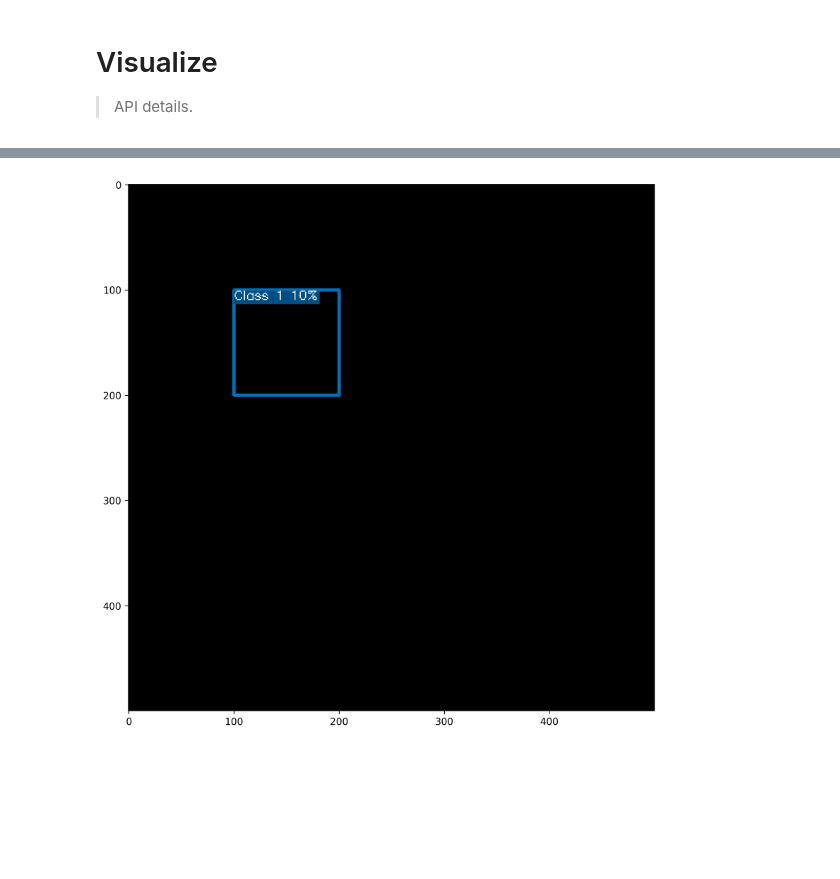
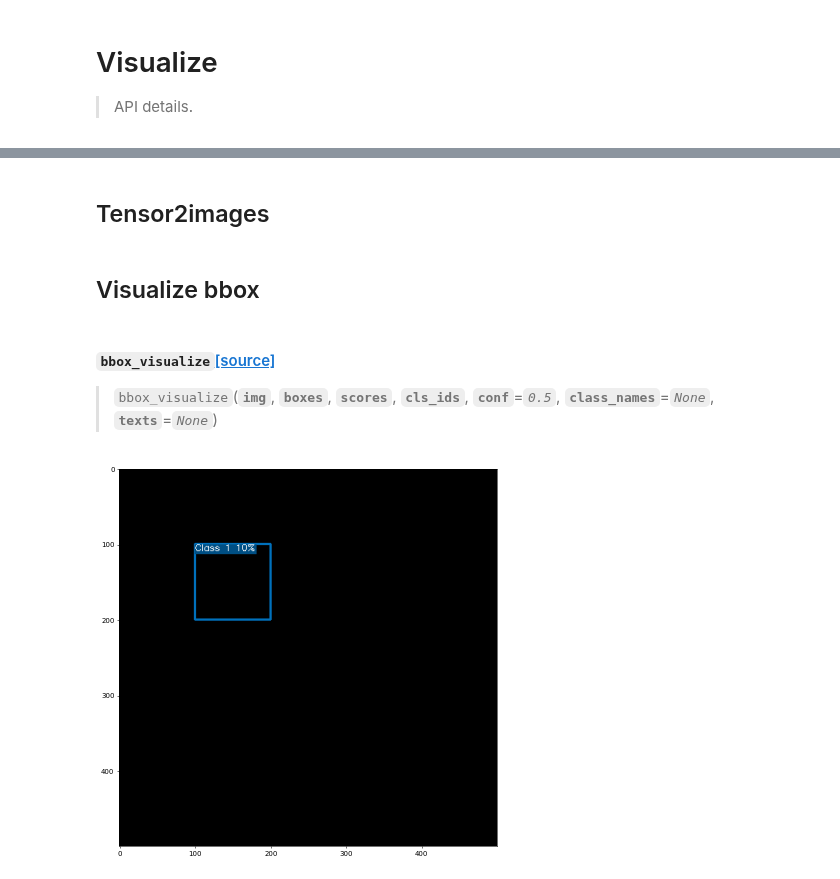
Before and after one commit to anhvth/avcv, a Jupyter notebook: nbs/00_visualize.ipynb, the cells around one changed output, grey strips where cells are left out. Drawn from its saved outputs; the diff is of its cells as text; code cells hidden in the pictures; blank space fills up the shorter version.

```diff
--- a/nbs/00_visualize.ipynb
+++ b/nbs/00_visualize.ipynb
@@ -12,7 +12,7 @@ from nbdev.showdoc import *
 import matplotlib.pyplot as plt
 import numpy as np
 import cv2
-
+from  loguru import logger
 def plot_images(images,
                 labels=None,
                 cls_true=None,
@@ -32,7 +32,7 @@ def plot_images(images,
         m = len(images) // n
         m = max(1, m)
         mxn = (m, n)
-        print(mxn)
+        logger.info(f"Grid size: {mxn}")
 
     fig, axes = plt.subplots(*mxn)
     fig.subplots_adjust(hspace=space[0], wspace=space[1])
@@ -58,15 +58,14 @@ def plot_images(images,
         plt.show()
     else:
         plt.savefig(out_file)
-        print('Save fig:', out_file)
+        logger.info('Save fig:', out_file)
         plt.close()
 
-def show(inp, size=10, dpi=300, cmap='gray', out_file=None):
+def imshow(inp,  dpi=100, size=10, cmap='gray', out_file=None):
     """
         Input: either a path or image
     """
     # inp = mmcv.imread(inp)
-    import matplotlib.pyplot as plt
     if len(inp.shape) == 4:
         inp = inp[0]
     inp = np.squeeze(inp)
@@ -82,3 +81,4 @@ def show(inp, size=10, dpi=300, cmap='gray', out_file=None):
     else:
         plt.savefig(out_file)
     plt.close()
+show = imshow
@@ -85,3 +97,5 @@ def show(inp, size=10, dpi=300, cmap='gray', out_file=None):
+# %% [markdown]
+## Tensor2images
 # %%
 #export
 import torch
@@ -98,6 +117,8 @@ def tensor2imgs(tensor, mode='bhwc', mean=(123.675, 116.28, 103.53), std= (58.39
         tensor = tensor[None]
         return tensor2imgs(tensor, mode='bchw', std=std, mean=mean)[0]
     return mmcv.tensor2imgs(tensor, mean=mean, std=std, **kwargs)
+# %% [markdown]
+## Visualize bbox
 # %%
 #export
 _COLORS = np.array(
@@ -221,15 +242,19 @@ def bbox_visualize(img, boxes, scores, cls_ids, conf=0.5, class_names=None, text
 
     return img
 # %%
+show_doc(bbox_visualize)
+# demo
 img = np.zeros([500, 500,3], 'uint8')
 bboxes = [[100,100, 200, 200]]
 scores = [1]
 cls_ids = [0]
 # class_names = ['test']
 texts = ['Class 1 10%']
 
 vis = bbox_visualize(img, bboxes, scores,cls_ids, texts=texts)
+imshow(vis, dpi=50)
+# %% [output]
+<h4 id="bbox_visualize" class="doc_header"><code>bbox_visualize</code><a href="__main__.py#L87" class="source_link" style="float:right">[source]</a></h4>
+
+> <code>bbox_visualize</code>(**`img`**, **`boxes`**, **`scores`**, **`cls_ids`**, **`conf`**=*`0.5`*, **`class_names`**=*`None`*, **`texts`**=*`None`*)
+[figure, added]
-# %%
-show(vis)
-# %% [output]
-[figure, removed]
```
Also changed, not shown: parts of 2 cells of this notebook, 8 other files.
